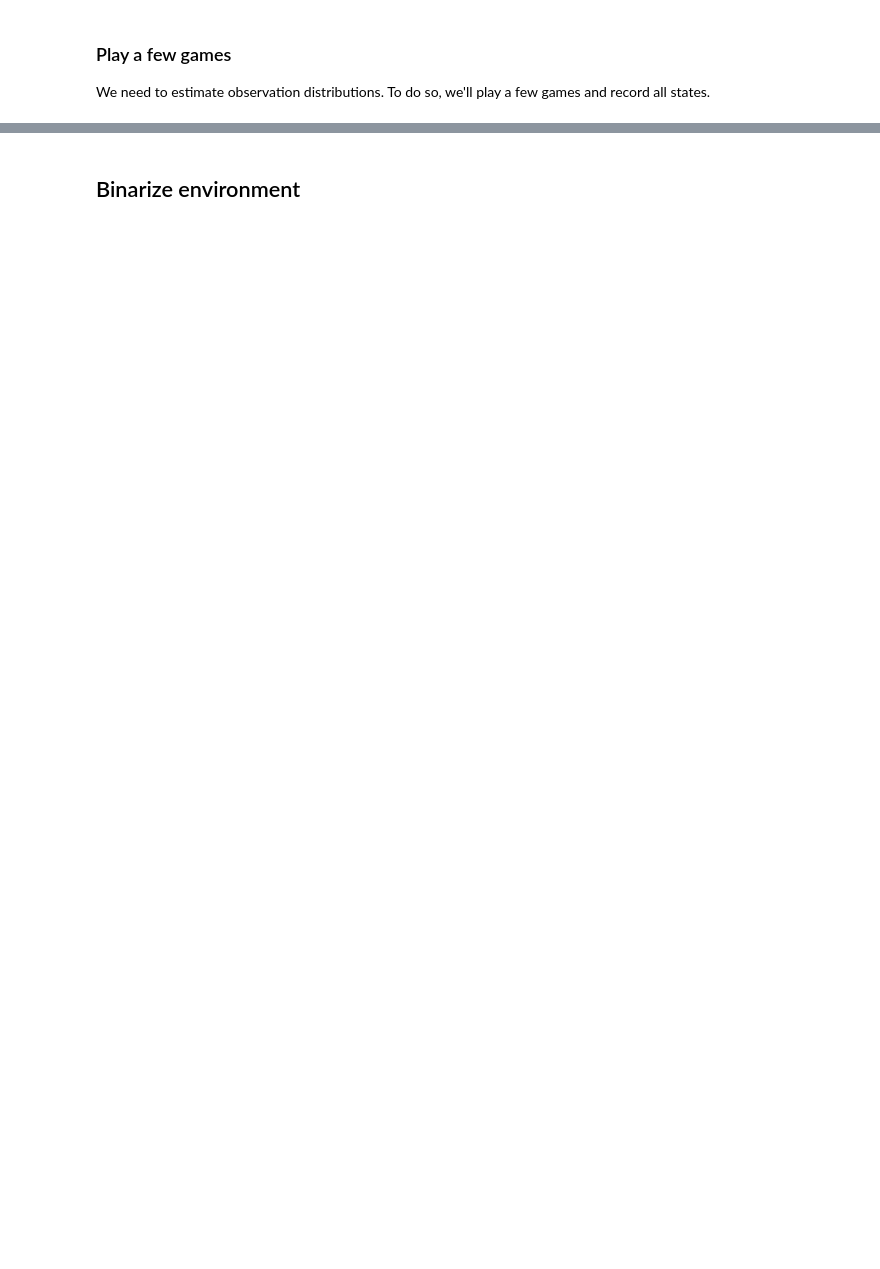
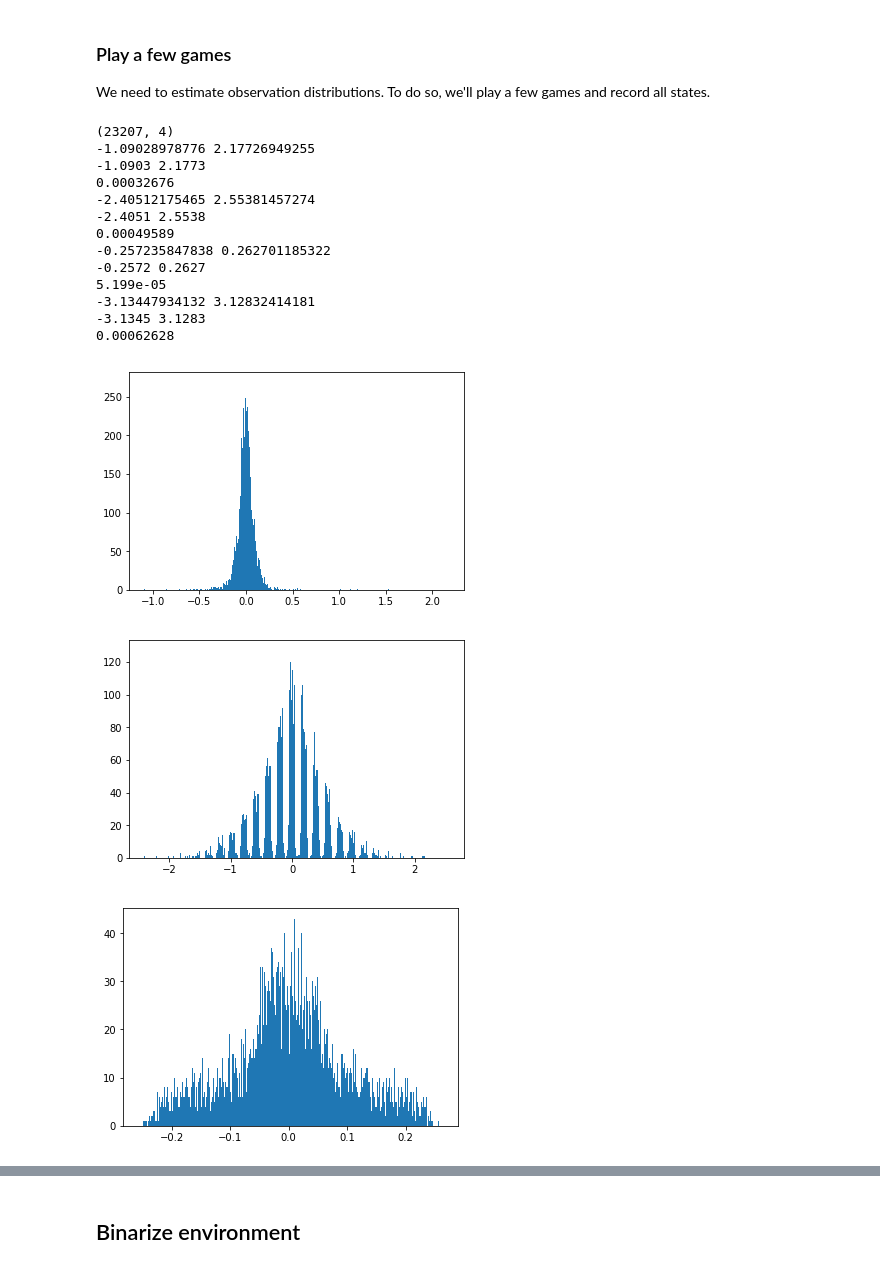
Before and after one commit to PhilippeW83440/Reinforcement-Learning, a Jupyter notebook: coursera-PratcticalRL/W3/qlearning.ipynb, the cells around one changed output, grey strips where cells are left out. Saved outputs shown, nothing was run; the diff lists cells and outputs as text; code cells hidden in the pictures; blank space fills up the shorter version.

```diff
--- a/coursera-PratcticalRL/W3/qlearning.ipynb
+++ b/coursera-PratcticalRL/W3/qlearning.ipynb
@@ -213,0 +300,8 @@ plt.imshow(env.render('rgb_array'))
+# %%
+print(n_actions)
+s = env.reset()
+print(s)
+print(len(s))
+for i in range(len(s)):
+    s[i] = round(s[i], 4)
+print(s)
@@ -218,15 +317,42 @@ We need to estimate observation distributions. To do so, we'll play a few games
 # %%
 all_states = []
 for _ in range(1000):
     all_states.append(env.reset())
     done = False
     while not done:
         s, r, done, _ = env.step(env.action_space.sample())
         all_states.append(s)
         if done: break
 
 all_states = np.array(all_states)
+print(all_states.shape)
+n_digits = 5
+for i in range(all_states.shape[1]):
+    x = all_states[:, i]
+    print(np.min(x), np.max(x))
+    mini = round(np.min(x), 4)
+    maxi = round(np.max(x), 4)
+    print(mini, maxi)
+    print((maxi-mini)/1e4)
 
 for obs_i in range(env.observation_space.shape[0]):
-    plt.hist(all_states[:, obs_i], bins=20)
+    #plt.plot(all_states[:, obs_i])
+    plt.hist(all_states[:, obs_i], bins=2000)
     plt.show()
+# %% [output]
+(23207, 4)
+-1.09028978776 2.17726949255
+-1.0903 2.1773
+0.00032676
+-2.40512175465 2.55381457274
+-2.4051 2.5538
+0.00049589
+-0.257235847838 0.262701185322
+-0.2572 0.2627
+5.199e-05
+-3.13447934132 3.12832414181
+-3.1345 3.1283
+0.00062628
+[figure, added]
+[figure, added]
+[figure, added]
```
Also changed, not shown: parts of 23 cells of this notebook, 2 other files.
